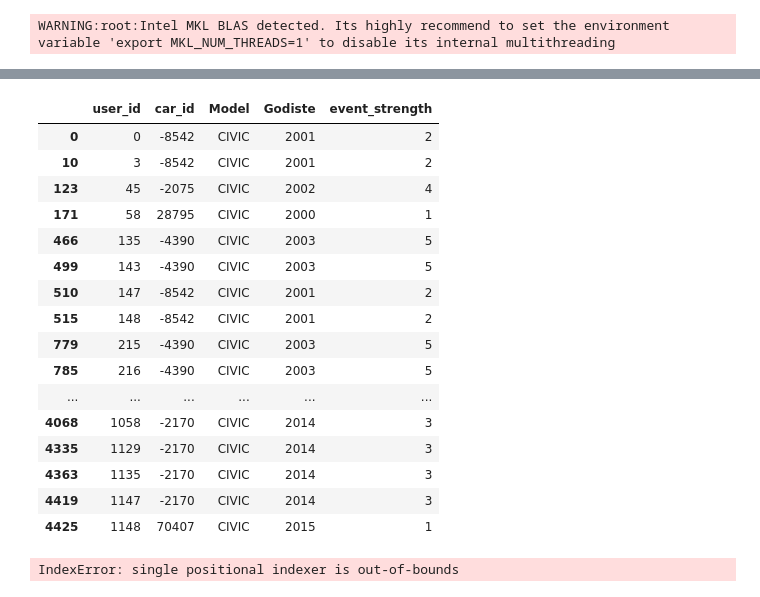
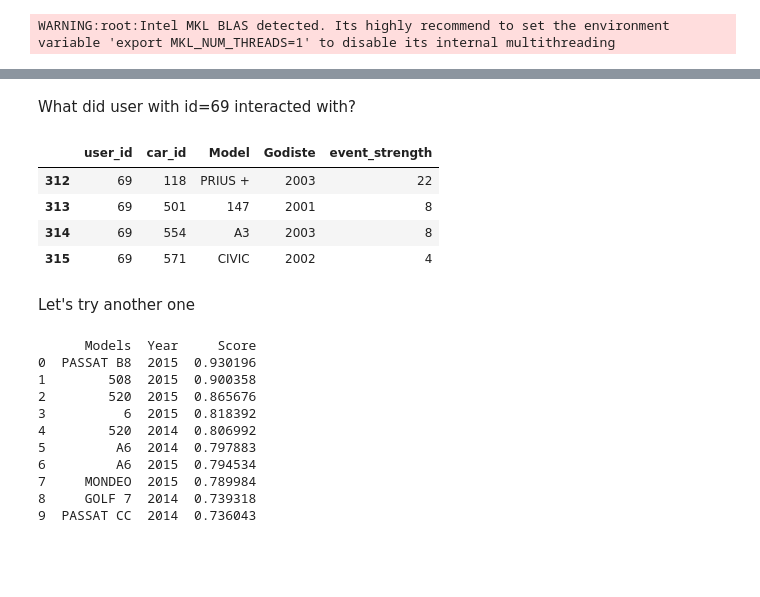
Before and after one commit to trsavi/UsedCars_RS, a Jupyter notebook: Recommender System.ipynb, the cells around one changed output, grey strips where cells are left out. Drawn from its saved outputs; the diff is of its cells as text; code cells hidden in the pictures; blank space fills up the shorter version.

Commit message:
updated metrics and recommendations

```diff
--- a/Recommender System.ipynb
+++ b/Recommender System.ipynb
@@ -172,9 +172,10 @@ grouped_df
 # %%
-df['car_id'] = df['car_id'].astype('category')
-df['user_id'] = df['user_id'].astype('category')
+grouped_df['car_id'] = grouped_df['car_id'].astype('category')
+grouped_df['user_id'] = grouped_df['user_id'].astype('category')
 
-df['car_id'] = df['car_id'].cat.codes
-df['user_id'] = df['user_id'].cat.codes
+grouped_df['car_id'] = grouped_df['car_id'].cat.codes
+grouped_df['user_id'] = grouped_df['user_id'].cat.codes
 
-sparse_content_person = sparse.csr_matrix((df['event_strength'].astype(float), (df['car_id'], df['user_id'])))
-sparse_person_content = sparse.csr_matrix((df['event_strength'].astype(float), (df['user_id'], df['car_id'])))
+sparse_content_person = sparse.csr_matrix((grouped_df['event_strength'].astype(float), (grouped_df['car_id'], grouped_df['user_id'])))
+sparse_person_content = sparse.csr_matrix((grouped_df['event_strength'].astype(float), (grouped_df['user_id'], grouped_df['car_id'])))
+print(sparse_content_person.count_nonzero())
@@ -189,39 +330,31 @@ WARNING:root:Intel MKL BLAS detected. Its highly recommend to set the environmen
+# %% [markdown]
+What did user with id=69 interacted with?
 # %%
-grouped_df[grouped_df['Model']=='CIVIC']
+grouped_df[grouped_df['user_id']==69]
 # %% [output]
 |  | user_id | car_id | Model | Godiste | event_strength |
-| 0 | 0 | -8542 | CIVIC | 2001 | 2 |
-| 10 | 3 | -8542 | CIVIC | 2001 | 2 |
-| 123 | 45 | -2075 | CIVIC | 2002 | 4 |
-| 171 | 58 | 28795 | CIVIC | 2000 | 1 |
-| 466 | 135 | -4390 | CIVIC | 2003 | 5 |
-| 499 | 143 | -4390 | CIVIC | 2003 | 5 |
-| 510 | 147 | -8542 | CIVIC | 2001 | 2 |
-| 515 | 148 | -8542 | CIVIC | 2001 | 2 |
-| 779 | 215 | -4390 | CIVIC | 2003 | 5 |
-| 785 | 216 | -4390 | CIVIC | 2003 | 5 |
-| ... | ... | ... | ... | ... | ... |
-| 4068 | 1058 | -2170 | CIVIC | 2014 | 3 |
-| 4335 | 1129 | -2170 | CIVIC | 2014 | 3 |
-| 4363 | 1135 | -2170 | CIVIC | 2014 | 3 |
-| 4419 | 1147 | -2170 | CIVIC | 2014 | 3 |
-| 4425 | 1148 | 70407 | CIVIC | 2015 | 1 |
+| 312 | 69 | 118 | PRIUS + | 2003 | 22 |
+| 313 | 69 | 501 | 147 | 2001 | 8 |
+| 314 | 69 | 554 | A3 | 2003 | 8 |
+| 315 | 69 | 571 | CIVIC | 2002 | 4 |
-# %%
-content_id = 864
-n_similar = 5
-
-person_vecs = model.user_factors
-content_vecs = model.item_factors
-
-content_norms = np.sqrt((content_vecs * content_vecs).sum(axis=1))
-
-scores = content_vecs.dot(content_vecs[content_id]) / content_norms
-top_idx = np.argpartition(scores, -n_similar)[-n_similar:]
-similar = sorted(zip(top_idx, scores[top_idx] / content_norms[content_id]), key=lambda x: -x[1])
-
-for content in similar:
-    idx, score = content
-    print(grouped_df[grouped_df['car_id']==idx][['Model','Godiste']].iloc[0].to_string())
-    print('\n')
-# %% [output]
-IndexError: single positional indexer is out-of-bounds
+# %% [markdown]
+Let's try another one
+# %%
+# Create recommendations for person with id
+person_id = 1000
+
+recommendations = recommend(person_id, sparse_person_content, person_vecs, content_vecs)
+
+print(recommendations)
+# %% [output]
+      Models  Year     Score
+0  PASSAT B8  2015  0.930196
+1        508  2015  0.900358
+2        520  2015  0.865676
+3          6  2015  0.818392
+4        520  2014  0.806992
+5         A6  2014  0.797883
+6         A6  2015  0.794534
+7     MONDEO  2015  0.789984
+8     GOLF 7  2014  0.739318
+9  PASSAT CC  2014  0.736043
```
Also changed, not shown: parts of 23 cells of this notebook, 2 other files.
